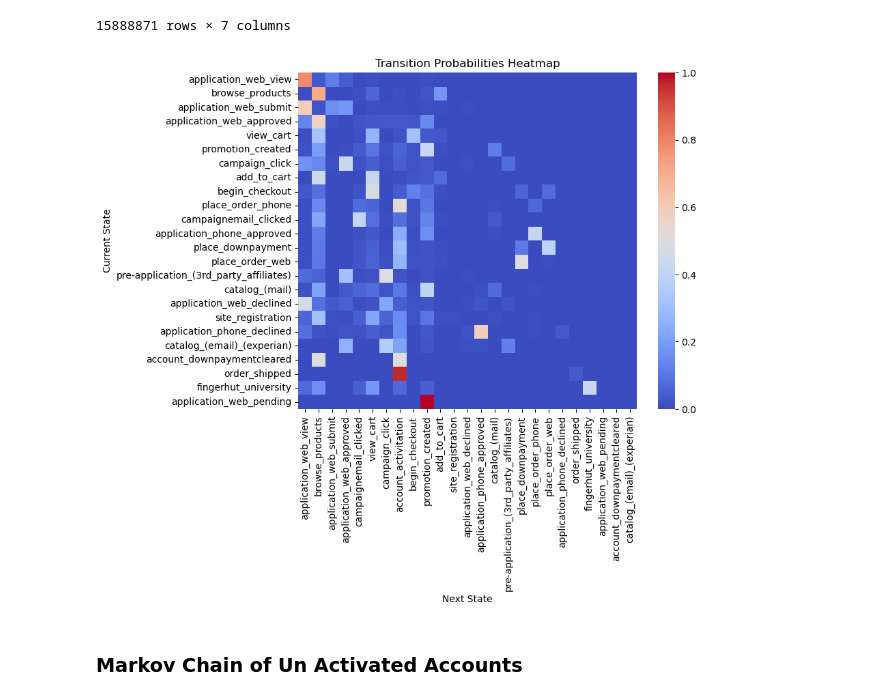
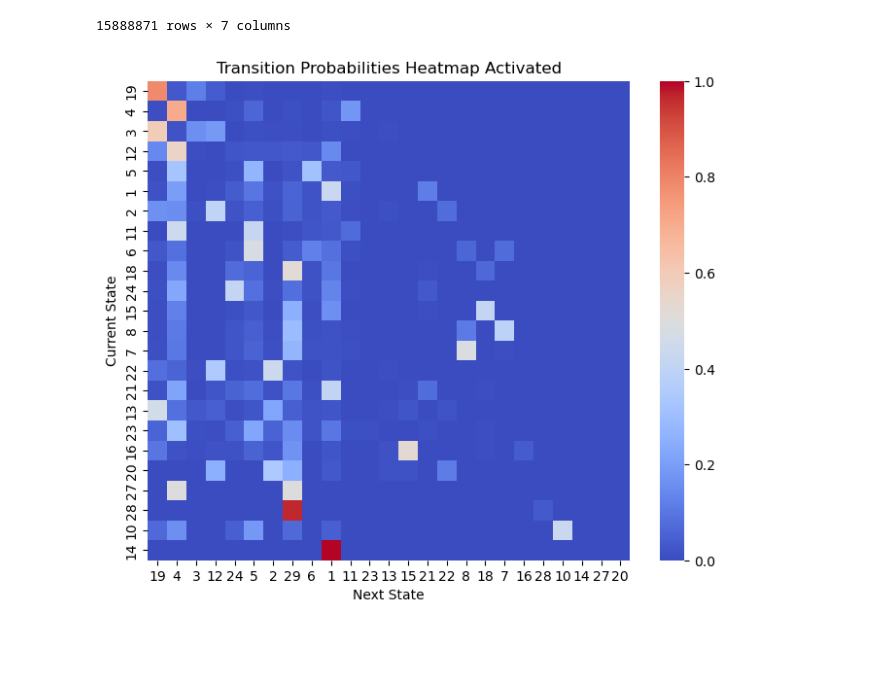
Before and after one commit to BattleCruiserRRR/MATH-M148, a Jupyter notebook: ActivationAnalysis.ipynb, the cells around one changed output. Cells and saved outputs as stored; diff of their text form; code cells hidden in the pictures; blank space fills up the shorter version.

```diff
--- a/ActivationAnalysis.ipynb
+++ b/ActivationAnalysis.ipynb
@@ -581,7 +884,7 @@ up_to_activation_filtered
 | 56585949 | -865005459 | -983311387 | 29 | account_activitation | 2021-05-14T00:00:00.000Z | 40 | 1735767 |
 15888871 rows × 7 columns
 # %%
-sessions = up_to_activation_filtered.groupby('new_session')['event_name'].apply(list)
+sessions = up_to_activation_filtered.groupby('new_session')['ed_id'].apply(list)
 # %%
 from collections import defaultdict
 
@@ -603,11 +906,9 @@ transition_df = pd.DataFrame(transition_matrix).fillna(0).T
 # %%
 plt.figure(figsize=(8, 6.4))  # Adjust the figure size as necessary
 sns.heatmap(transition_df, annot=False, cmap='coolwarm', fmt=".2f")
-plt.title('Transition Probabilities Heatmap')
+plt.title('Transition Probabilities Heatmap Activated')
 plt.xlabel('Next State')
 plt.ylabel('Current State')
 plt.show()
 # %% [output]
-[figure, old version]
+[figure, new version]
-# %% [markdown]
-### Markov Chain of Un Activated Accounts
```
Also changed, not shown: parts of 158 cells of this notebook.
